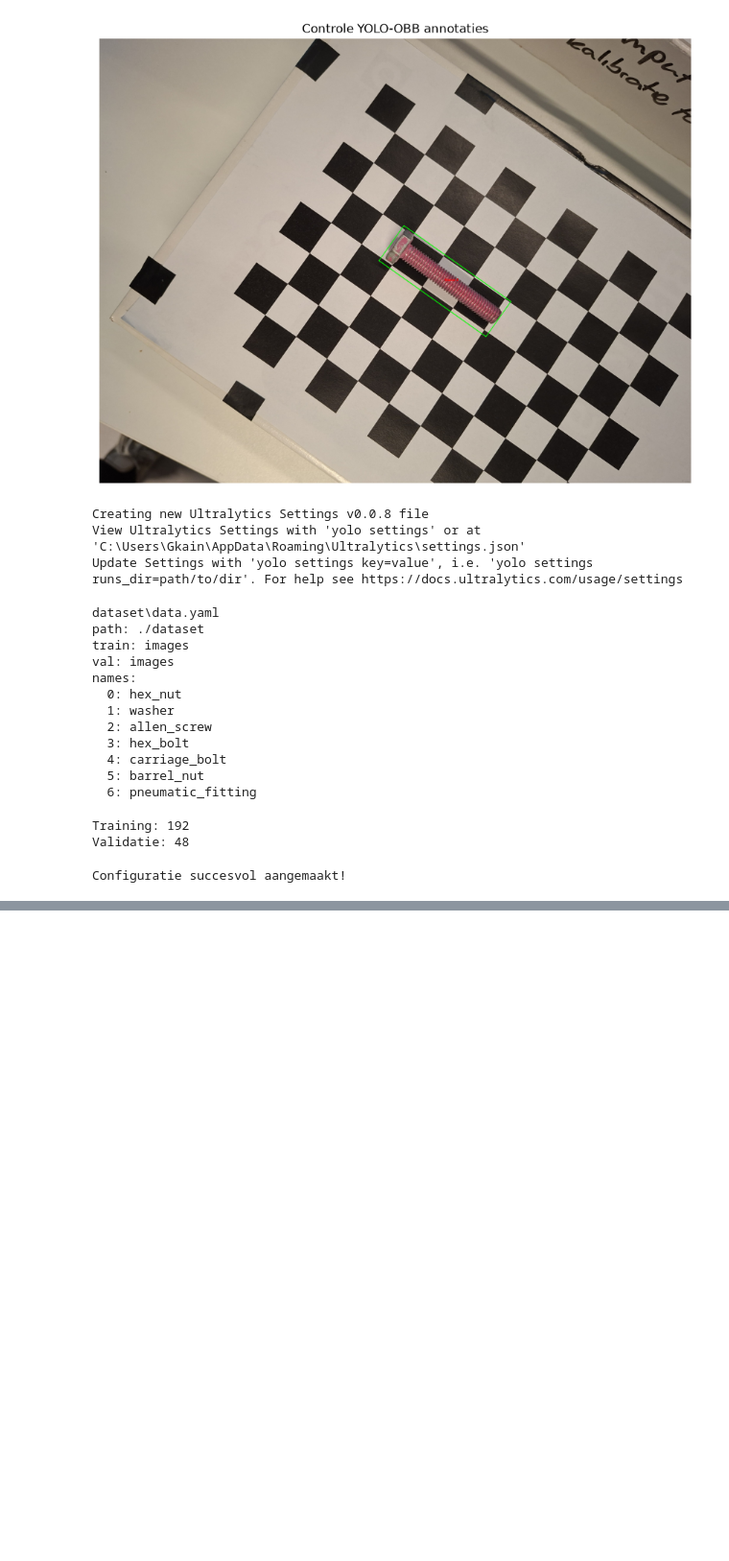
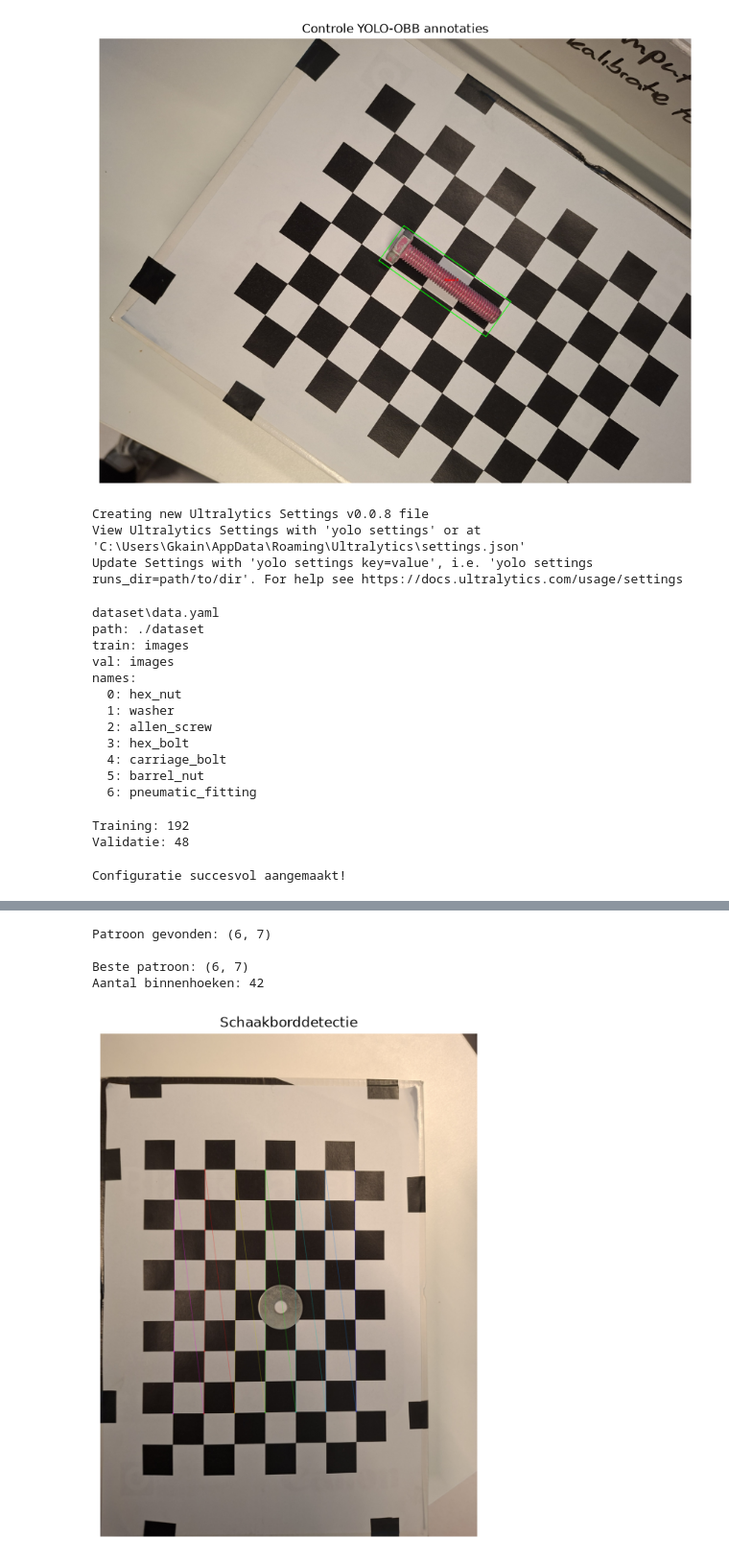
Before and after one commit to kaindlkaindl/computer-vision, a Jupyter notebook: Eindopdracht_klassiek.ipynb, the cells around one changed output, grey strips where cells are left out. Shown at 96% size. Drawn from its saved outputs; the diff is of its cells as text; code cells hidden in the pictures; blank space fills up the shorter version.

```diff
--- a/Eindopdracht_klassiek.ipynb
+++ b/Eindopdracht_klassiek.ipynb
@@ -361,0 +395,68 @@ if resultaat.obb is not None:
+# %%
+import cv2
+import numpy as np
+import matplotlib.pyplot as plt
+
+gray = cv2.cvtColor(image, cv2.COLOR_RGB2GRAY)
+
+result = image.copy()
+
+beste_corners = None
+beste_pattern = None
+max_punten = 0
+
+# Begin met grotere patronen
+patronen = [
+    (cols, rows)
+    for cols in range(3, 13)
+    for rows in range(3, 13)
+]
+
+# Grootste patronen eerst
+patronen.sort(key=lambda p: p[0] * p[1], reverse=True)
+
+for pattern in patronen:
+
+    gevonden, corners = cv2.findChessboardCornersSB(
+        gray,
+        pattern,
+        flags=cv2.CALIB_CB_EXHAUSTIVE
+    )
+
+    if gevonden:
+        aantal = pattern[0] * pattern[1]
+
+        if aantal > max_punten:
+            max_punten = aantal
+            beste_pattern = pattern
+            beste_corners = corners
+
+            print("Patroon gevonden:", pattern)
+
+# Resultaat tekenen
+if beste_corners is not None:
+
+    cv2.drawChessboardCorners(
+        result,
+        beste_pattern,
+        beste_corners,
+        True
+    )
+
+    print("\nBeste patroon:", beste_pattern)
+    print("Aantal binnenhoeken:", max_punten)
+
+else:
+    print("Geen schaakbord gevonden.")
+
+plt.figure(figsize=(12, 8))
+plt.imshow(result)
+plt.title("Schaakborddetectie")
+plt.axis("off")
+plt.show()
+# %% [output]
+Patroon gevonden: (6, 7)
+
+Beste patroon: (6, 7)
+Aantal binnenhoeken: 42
+[figure, added]
```
Also changed, not shown: parts of 8 cells of this notebook, 1 other file.
